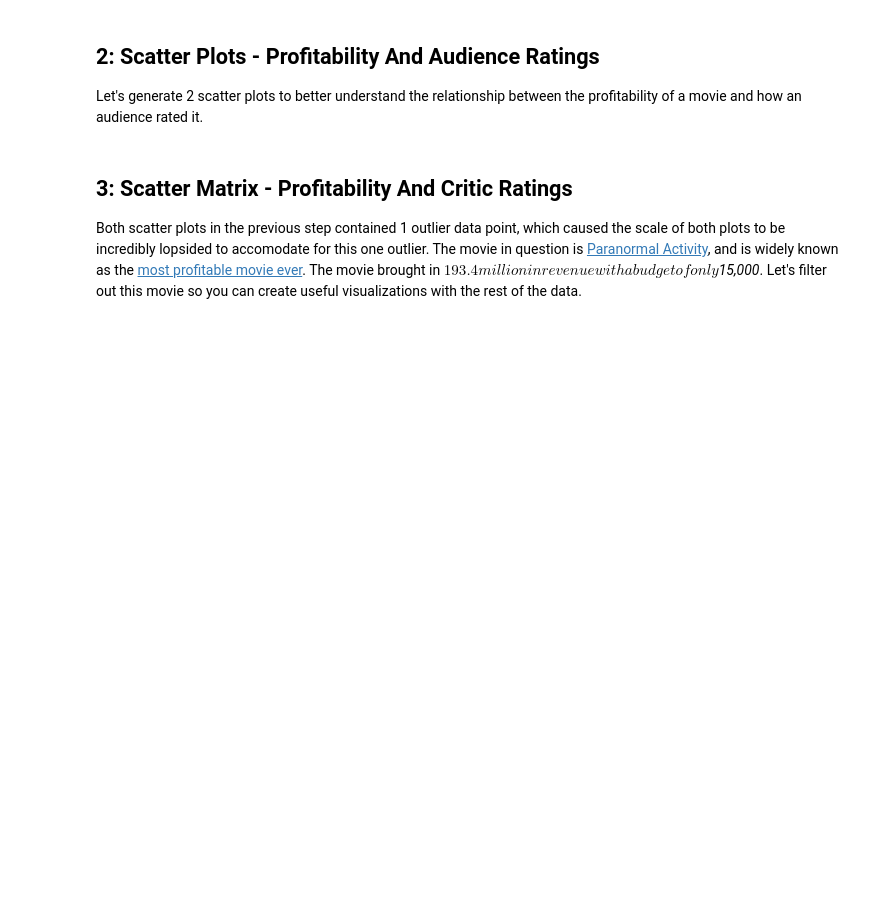
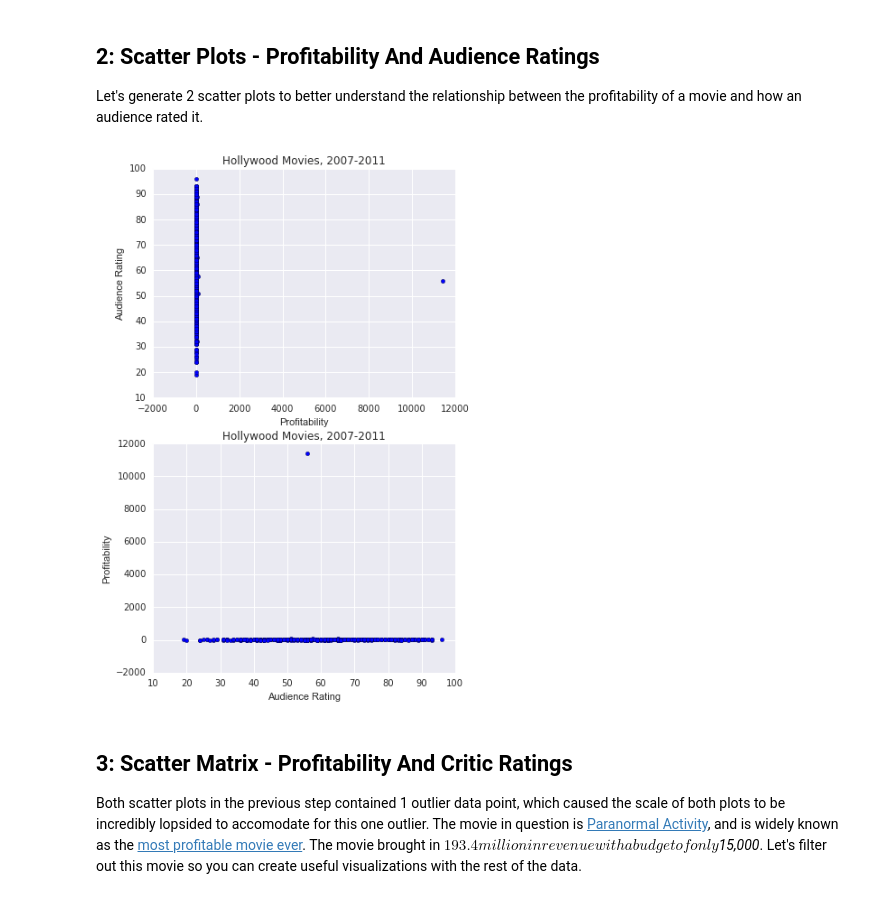
Before and after one commit to foxan/dataquest, a Jupyter notebook: Data Visualization/Challenge - Data Visualization.ipynb, the cells around one changed output. Saved outputs shown, nothing was run; the diff lists cells and outputs as text; code cells hidden in the pictures; blank space fills up the shorter version.

```diff
--- a/Data Visualization/Challenge - Data Visualization.ipynb
+++ b/Data Visualization/Challenge - Data Visualization.ipynb
@@ -28,13 +49,15 @@ Let's generate 2 scatter plots to better understand the relationship between the
 # %%
 fig = plt.figure(figsize=(6, 10))
 ax1 = fig.add_subplot(2, 1, 1)
 ax1.scatter(hollywood_movies['Profitability'], hollywood_movies['Audience Rating'])
 ax1.set(xlabel='Profitability', ylabel='Audience Rating', title='Hollywood Movies, 2007-2011')
 ax2 = fig.add_subplot(2, 1, 2)
 ax2.scatter(hollywood_movies['Audience Rating'], hollywood_movies['Profitability'])
 ax2.set(xlabel='Audience Rating', ylabel='Profitability', title='Hollywood Movies, 2007-2011')
 
-display(plt.show())
+plt.show()
+# %% [output]
+[figure, added]
 # %% [markdown]
 ## 3: Scatter Matrix - Profitability And Critic Ratings
 
```
Also changed, not shown: parts of 7 cells of this notebook, 13 other files.
